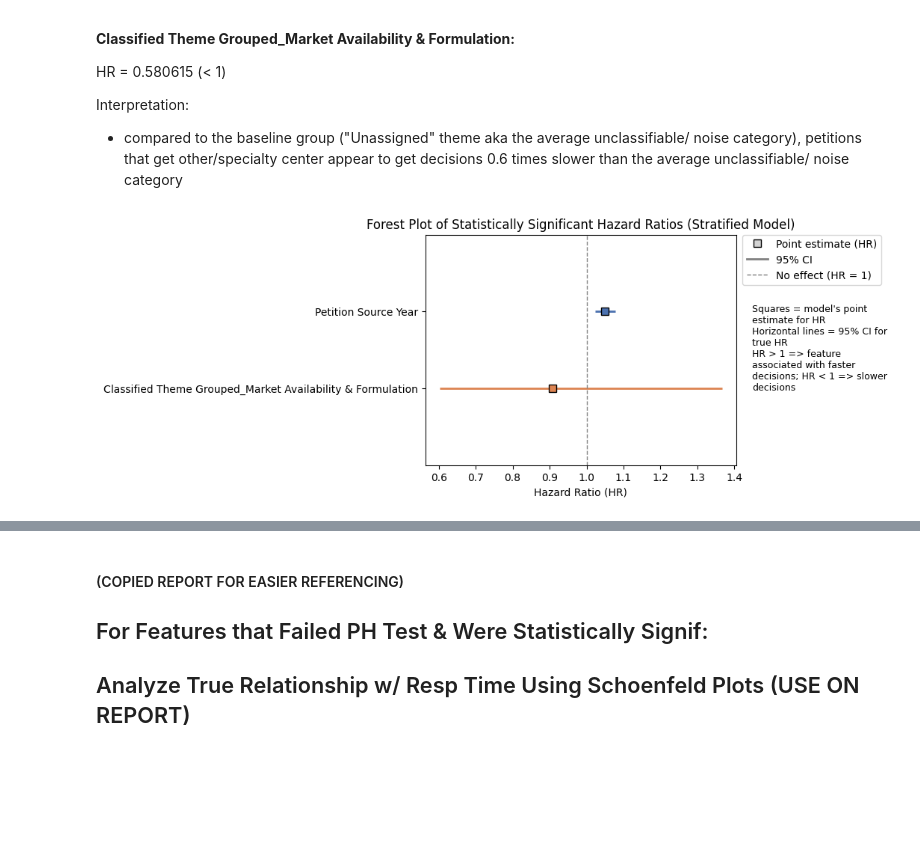
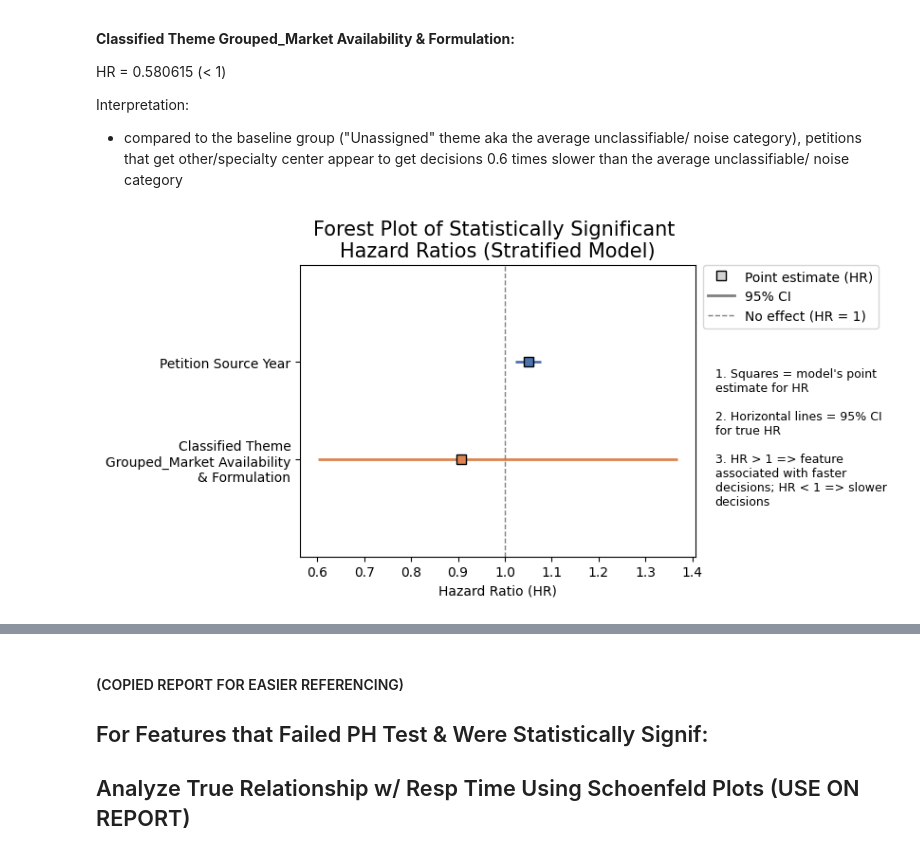
Before and after one commit to aanht/ucb-fda-citizen-project, a Jupyter notebook: all_years_eda_modeling/visuals_and_modeling.ipynb, the cells around one changed output, grey strips where cells are left out. Saved outputs shown, nothing was run; the diff lists cells and outputs as text; code cells hidden in the pictures; blank space fills up the shorter version.

Commit message:
visuals

```diff
--- a/all_years_eda_modeling/visuals_and_modeling.ipynb
+++ b/all_years_eda_modeling/visuals_and_modeling.ipynb
@@ -880,36 +879,48 @@ for i, feat in enumerate(significant_non_failing):
 ax.axvline(1.0, color="grey", linestyle="--", linewidth=1)
 
 # aesthetics
 ax.set_yticks(y)
-ax.set_yticklabels(significant_non_failing)
+#ax.set_yticklabels(significant_non_failing)
 ax.set_xlabel("Hazard Ratio (HR)")
 ax.set_ylim(-1, len(significant_non_failing))
 ax.invert_yaxis()  # optional: match lifelines order
 #ax.set_xscale("log")  # optional: log scale often clearer for HRs
-plt.title("Forest Plot of Statistically Significant Hazard Ratios (Stratified Model)")
+plt.title("Forest Plot of Statistically Significant \nHazard Ratios (Stratified Model)", fontsize=15)
+
+import textwrap
+wrapped_labels = []
+for lbl in significant_non_failing:
+    if lbl == "Classified Theme Grouped_Product Quality, Safety & Recalls":
+        wrapped_labels.append("Classified Theme Grouped_\nProduct Quality, Safety & Recalls")
+    else:
+        # fallback: wrap any very long label at ~28 chars
+        wrapped_labels.append(textwrap.fill(lbl, width=28))
+
+ax.set_yticklabels(wrapped_labels)
 
 # add legend
 from matplotlib.lines import Line2D
 
 # create legend handles (generic, not per-feature)
 legend_handles = [
     Line2D([0], [0], marker='s', color='w', markerfacecolor='lightgray', markeredgecolor='k', markersize=7, label="Point estimate (HR)"),
     Line2D([0], [0], color='gray', lw=2, label="95% CI"),
     Line2D([0], [0], color='gray', lw=1, linestyle='--', label="No effect (HR = 1)")
 ]
 
 # make room on the right for legend / caption
 fig.subplots_adjust(right=0.72)
 
 # place legend to the right
 ax.legend(handles=legend_handles, loc='upper left', bbox_to_anchor=(1.02, 1), borderaxespad=0)
 
 # caption / explanatory key (adjust position if it overlaps)
-caption = ("Squares = model's point estimate for HR \n"
-           "Horizontal lines = 95% CI for true HR\n"
-           "HR > 1 => feature associated with faster decisions; HR < 1 => slower decisions")
+caption = ("\n\n\n\n1. Squares = model's point estimate for HR \n"
+           "\n2. Horizontal lines = 95% CI for true HR\n"
+           "\n3. HR > 1 => feature associated with faster decisions; HR < 1 => slower decisions")
 fig.text(0.75, 0.5, caption, fontsize=9, va='center', ha='left', wrap=True)
 
+plt.savefig("forest_plot_stratified_model.png")
 plt.show()
 # %% [output]
-[figure, old version]
+[figure, new version]
```
Also changed, not shown: parts of 6 cells of this notebook, 5 other files.
